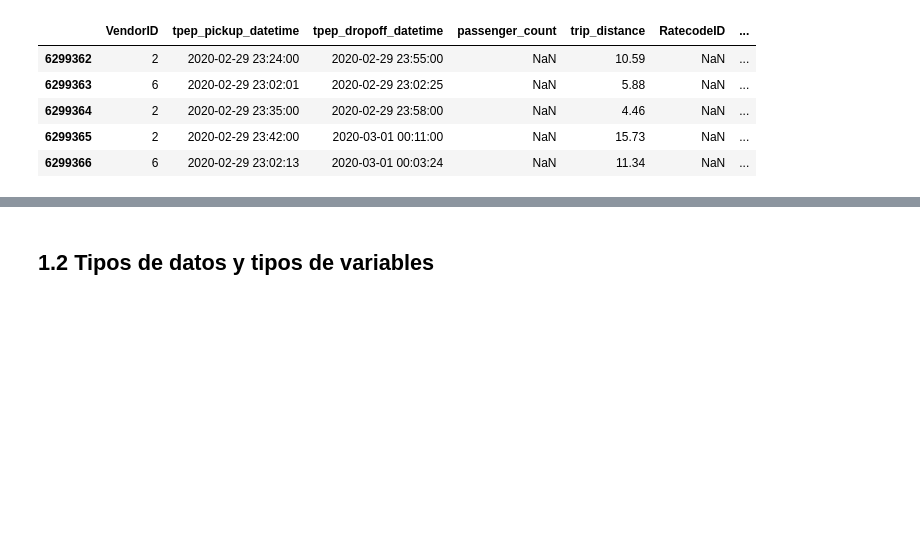
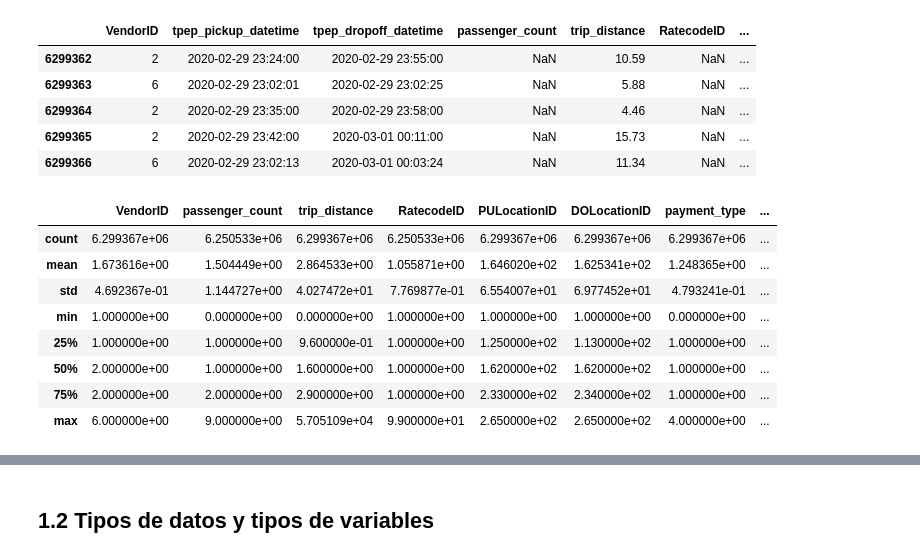
Before and after one commit to esgoty/Entregables-SPAZ-CEIA, a Jupyter notebook: AnalisisDatos/TP Integrador Yellow Taxi.ipynb, the cells around one changed output, grey strips where cells are left out. Drawn from its saved outputs; the diff is of its cells as text; code cells hidden in the pictures; blank space fills up the shorter version.

```diff
--- a/AnalisisDatos/TP Integrador Yellow Taxi.ipynb
+++ b/AnalisisDatos/TP Integrador Yellow Taxi.ipynb
@@ -34,3 +50,15 @@ df_feb.tail()
 | 6299364 | 2 | 2020-02-29 23:35:00 | 2020-02-29 23:58:00 | NaN | 4.46 | NaN | ... |
 | 6299365 | 2 | 2020-02-29 23:42:00 | 2020-03-01 00:11:00 | NaN | 15.73 | NaN | ... |
 | 6299366 | 6 | 2020-02-29 23:02:13 | 2020-03-01 00:03:24 | NaN | 11.34 | NaN | ... |
+# %%
+df_feb.describe()
+# %% [output]
+|  | VendorID | passenger_count | trip_distance | RatecodeID | PULocationID | DOLocationID | payment_type | ... |
+| count | 6.299367e+06 | 6.250533e+06 | 6.299367e+06 | 6.250533e+06 | 6.299367e+06 | 6.299367e+06 | 6.299367e+06 | ... |
+| mean | 1.673616e+00 | 1.504449e+00 | 2.864533e+00 | 1.055871e+00 | 1.646020e+02 | 1.625341e+02 | 1.248365e+00 | ... |
+| std | 4.692367e-01 | 1.144727e+00 | 4.027472e+01 | 7.769877e-01 | 6.554007e+01 | 6.977452e+01 | 4.793241e-01 | ... |
+| min | 1.000000e+00 | 0.000000e+00 | 0.000000e+00 | 1.000000e+00 | 1.000000e+00 | 1.000000e+00 | 0.000000e+00 | ... |
+| 25% | 1.000000e+00 | 1.000000e+00 | 9.600000e-01 | 1.000000e+00 | 1.250000e+02 | 1.130000e+02 | 1.000000e+00 | ... |
+| 50% | 2.000000e+00 | 1.000000e+00 | 1.600000e+00 | 1.000000e+00 | 1.620000e+02 | 1.620000e+02 | 1.000000e+00 | ... |
+| 75% | 2.000000e+00 | 2.000000e+00 | 2.900000e+00 | 1.000000e+00 | 2.330000e+02 | 2.340000e+02 | 1.000000e+00 | ... |
+| max | 6.000000e+00 | 9.000000e+00 | 5.705109e+04 | 9.900000e+01 | 2.650000e+02 | 2.650000e+02 | 4.000000e+00 | ... |
```
Also changed, not shown: parts of 20 cells of this notebook.
